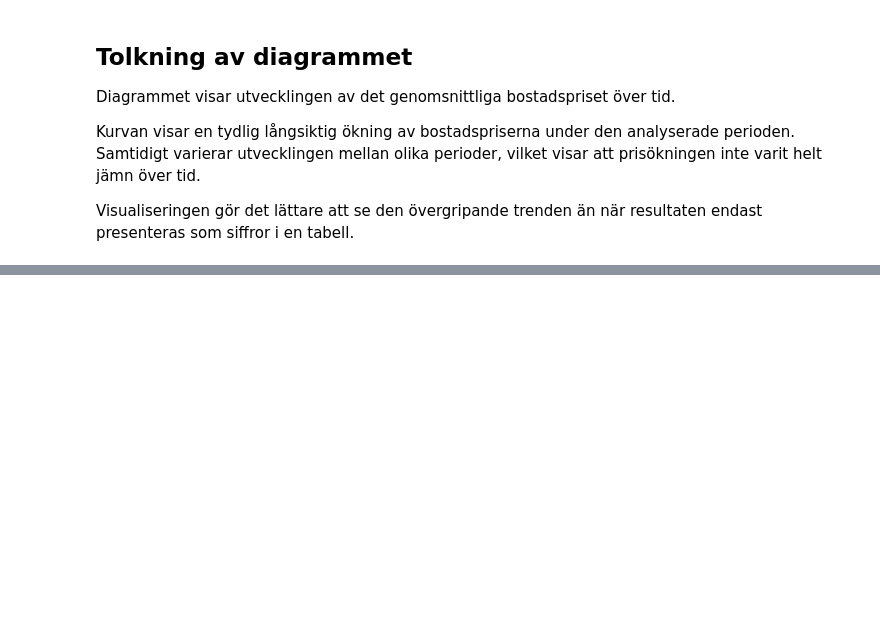
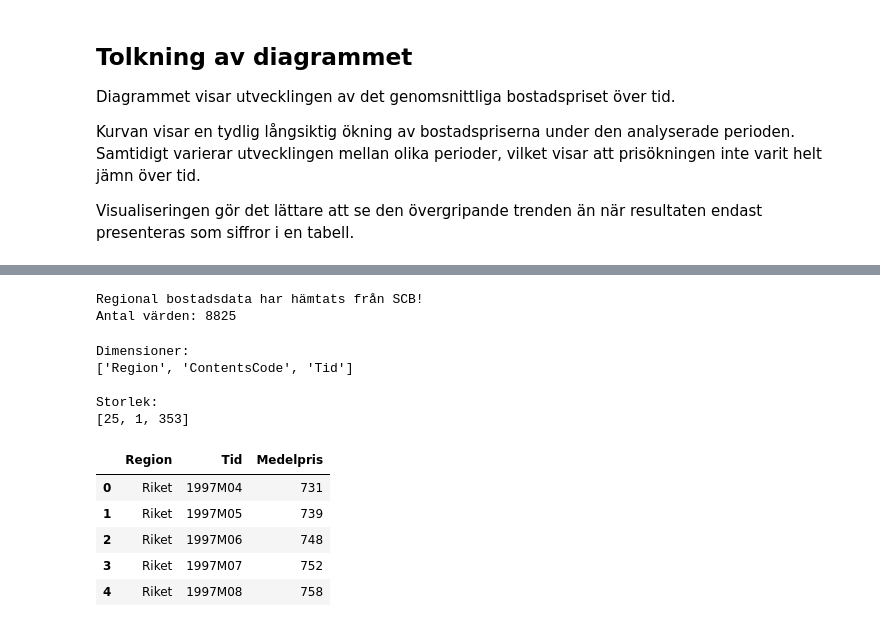
Before and after one commit to musishxo/house_price_analysis-SCB, a Jupyter notebook: House_price_analysis_SCB.ipynb, the cells around one changed output, grey strips where cells are left out. Saved outputs shown, nothing was run; the diff lists cells and outputs as text; code cells hidden in the pictures; blank space fills up the shorter version.

```diff
--- a/House_price_analysis_SCB.ipynb
+++ b/House_price_analysis_SCB.ipynb
@@ -515,0 +520,73 @@ Visualiseringen gör det lättare att se den övergripande trenden än när resu
+# %%
+regional_query = {
+    "selection": [
+        {
+            "variableCode": "Region",
+            "valueCodes": ["*"]
+        },
+        {
+            "variableCode": "ContentsCode",
+            "valueCodes": ["BO0501AJ"]
+        },
+        {
+            "variableCode": "Tid",
+            "valueCodes": ["*"]
+        }
+    ]
+}
+
+try:
+    response = requests.post(
+        data_url,
+        json=regional_query,
+        params={"outputFormat": "json-stat2"},
+        timeout=30
+    )
+
+    response.raise_for_status()
+    regional_data = response.json()
+
+    print("Regional bostadsdata har hämtats från SCB!")
+
+except requests.exceptions.RequestException as error:
+    print("Ett fel uppstod vid hämtning av regional data:", error)
+
+print("Antal värden:", len(regional_data["value"]))
+# %% [output]
+Regional bostadsdata har hämtats från SCB!
+Antal värden: 8825
+# %%
+print("Dimensioner:")
+print(regional_data["id"])
+
+print("\nStorlek:")
+print(regional_data["size"])
+# %% [output]
+Dimensioner:
+['Region', 'ContentsCode', 'Tid']
+
+Storlek:
+[25, 1, 353]
+# %%
+regioner = list(
+    regional_data["dimension"]["Region"]["category"]["label"].values()
+)
+
+tider = list(
+    regional_data["dimension"]["Tid"]["category"]["label"].values()
+)
+
+regional_prices = pd.DataFrame({
+    "Region": np.repeat(regioner, len(tider)),
+    "Tid": tider * len(regioner),
+    "Medelpris": regional_data["value"]
+})
+
+regional_prices.head()
+# %% [output]
+|  | Region | Tid | Medelpris |
+| 0 | Riket | 1997M04 | 731 |
+| 1 | Riket | 1997M05 | 739 |
+| 2 | Riket | 1997M06 | 748 |
+| 3 | Riket | 1997M07 | 752 |
+| 4 | Riket | 1997M08 | 758 |
```
Also changed, not shown: parts of 6 cells of this notebook.
